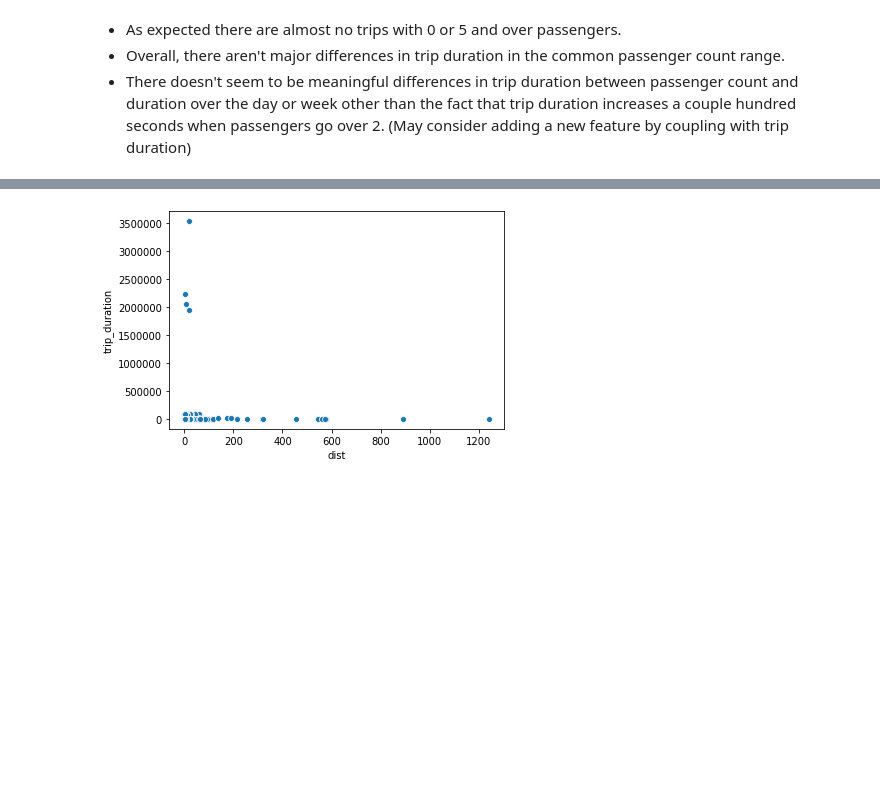
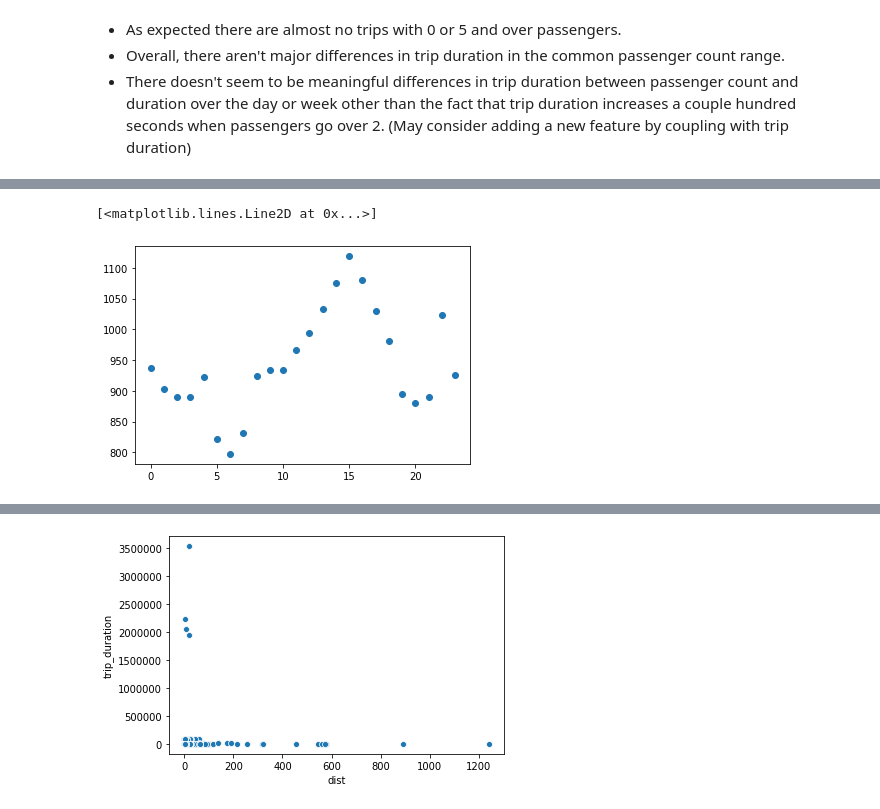
Before and after one commit to hackintoday/NYC-Taxi-Trips-2016-Duration-Project, a Jupyter notebook: NYC Taxi Trip Duration Project EDA.ipynb, the cells around one changed output, grey strips where cells are left out. Drawn from its saved outputs; the diff is of its cells as text; code cells hidden in the pictures; blank space fills up the shorter version.

```diff
--- a/NYC Taxi Trip Duration Project EDA.ipynb
+++ b/NYC Taxi Trip Duration Project EDA.ipynb
@@ -311,0 +367,5 @@ plt.show()
+# %%
+plt.plot(df_train.groupby('hour')['trip_duration'].mean(), 'o')
+# %% [output]
+[<matplotlib.lines.Line2D at 0x...>]
+[figure, added]
```
Also changed, not shown: parts of 10 cells of this notebook.
